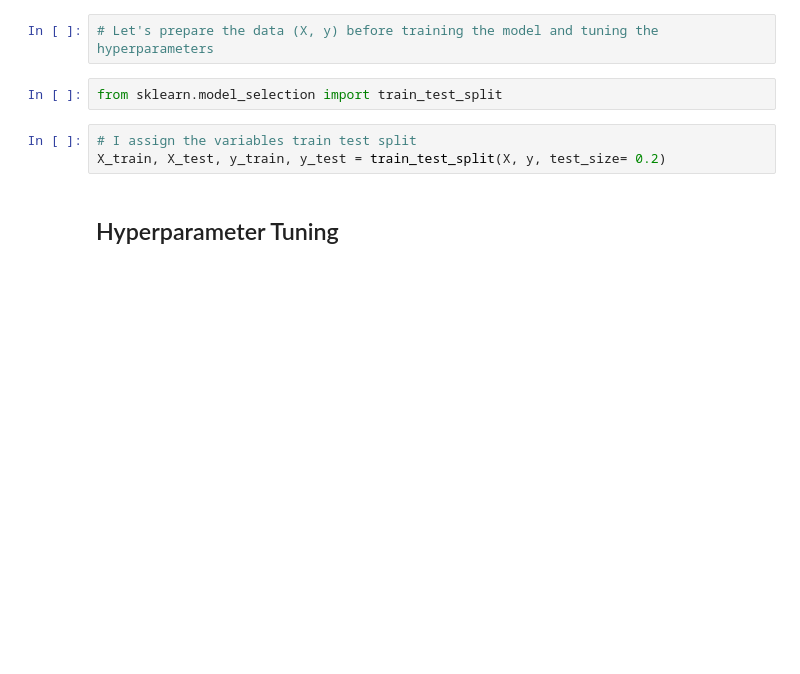
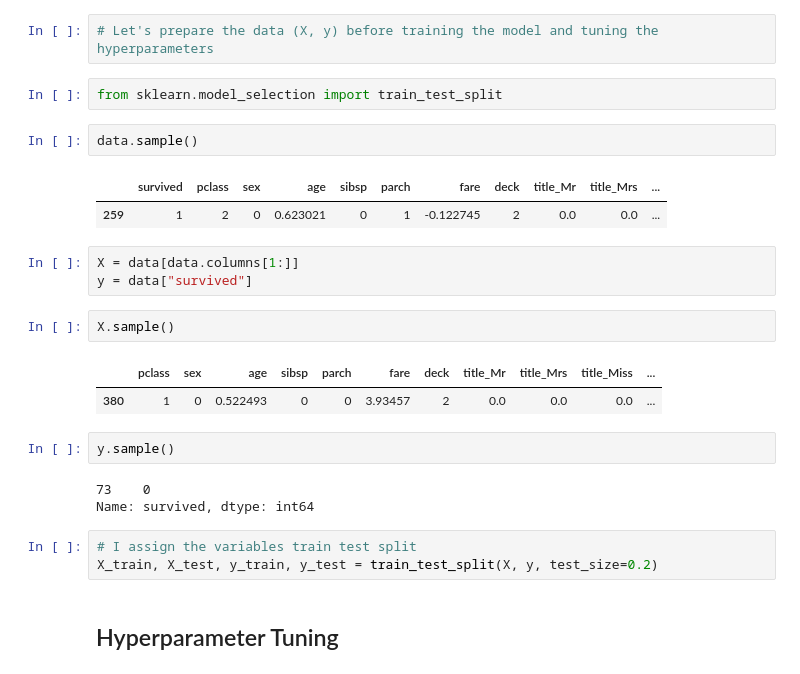
Before and after one commit to VeniceHartwell/lectures, a Jupyter notebook: week-7/03-Feature_engineering.ipynb, the cells around one changed output. Drawn from its saved outputs; the diff is of its cells as text; blank space fills up the shorter version.

```diff
--- a/week-7/03-Feature_engineering.ipynb
+++ b/week-7/03-Feature_engineering.ipynb
@@ -819,9 +817,27 @@ Feature rescaling is usually beneficial for most learning algorithms. However, m
 # Let's prepare the data (X, y) before training the model and tuning the hyperparameters
 # %%
 from sklearn.model_selection import train_test_split
+# %%
+data.sample()
+# %% [output]
+|  | survived | pclass | sex | age | sibsp | parch | fare | deck | title_Mr | title_Mrs | ... |
+| 259 | 1 | 2 | 0 | 0.623021 | 0 | 1 | -0.122745 | 2 | 0.0 | 0.0 | ... |
+# %%
+X = data[data.columns[1:]]
+y = data["survived"]
+# %%
+X.sample()
+# %% [output]
+|  | pclass | sex | age | sibsp | parch | fare | deck | title_Mr | title_Mrs | title_Miss | ... |
+| 380 | 1 | 0 | 0.522493 | 0 | 0 | 3.93457 | 2 | 0.0 | 0.0 | 0.0 | ... |
+# %%
+y.sample()
+# %% [output]
+73    0
+Name: survived, dtype: int64
 # %%
 # I assign the variables train test split
-X_train, X_test, y_train, y_test = train_test_split(X, y, test_size= 0.2)
+X_train, X_test, y_train, y_test = train_test_split(X, y, test_size=0.2)
 # %% [markdown]
 ## Hyperparameter Tuning
 # %% [markdown]
```
Also changed, not shown: parts of 4 cells of this notebook.
